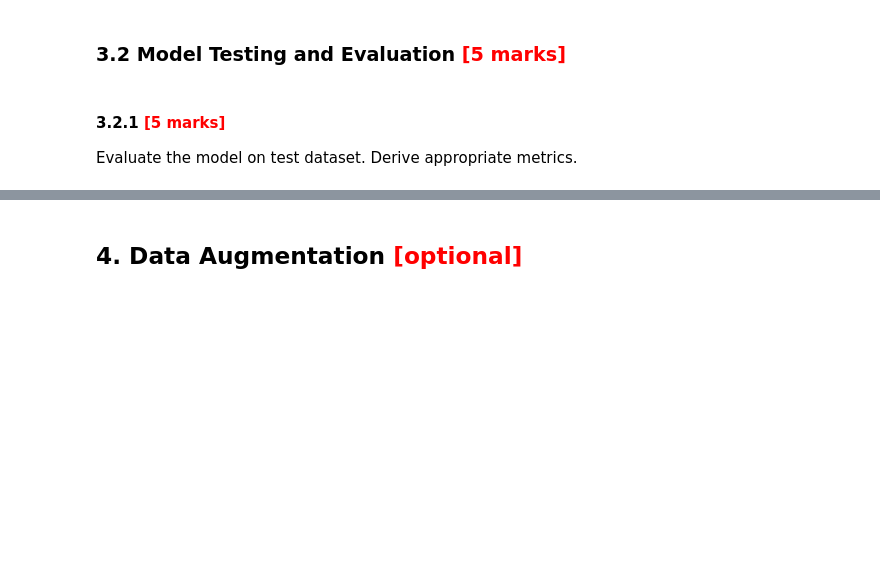
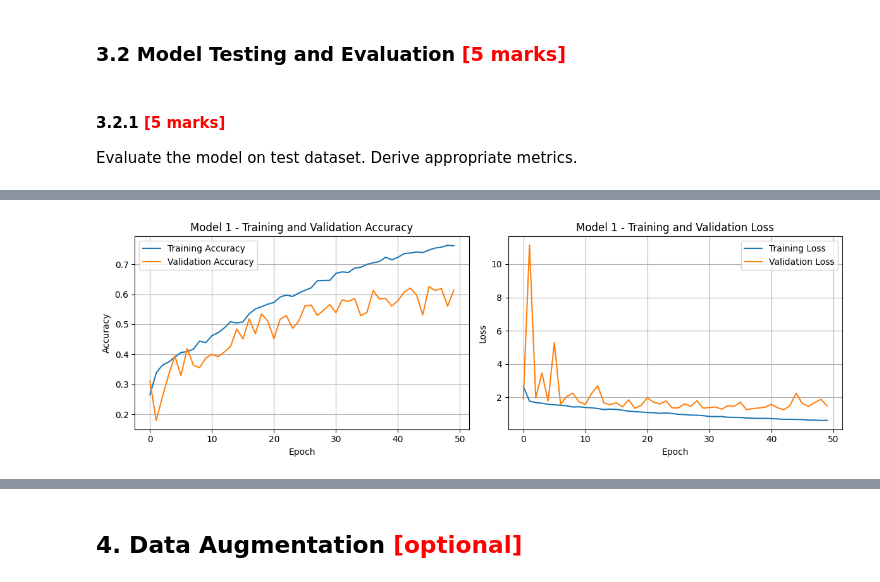
Before and after one commit to avanindra3/cnn_waste_segregation, a Jupyter notebook: CNN_Waste_Segregation_Avanindra-Singh.ipynb, the cells around one changed output, grey strips where cells are left out. Cells and saved outputs as stored; diff of their text form; code cells hidden in the pictures; blank space fills up the shorter version.

Commit message:
Adding model

```diff
--- a/CNN_Waste_Segregation_Avanindra-Singh.ipynb
+++ b/CNN_Waste_Segregation_Avanindra-Singh.ipynb
@@ -220,7 +223,7 @@ Smallest dimensions: 256x256
 Largest dimensions: 256x256
 # %%
 # Resize the image dimensions
-target_size = (224, 224) # Common size for CNN models
+target_size = (128, 128)
 
 resized_images = []
 for image_path in image_paths:
@@ -392,0 +503,9 @@ Epoch 17/50
+# %%
+history_2 = model_2.fit(
+    X_train,
+    y_train,
+    epochs=50,
+    batch_size=32,
+    validation_data=(X_val, y_val),
+    callbacks=[early_stopping, reduce_lr]
+)
@@ -392,0 +532,8 @@ Epoch 17/50
+# %%
+history_3 = model_3.fit(
+    X_train,
+    y_train,
+    epochs=50,
+    batch_size=32,
+    validation_data=(X_val, y_val)
+)
@@ -399,0 +594,66 @@ Evaluate the model on test dataset. Derive appropriate metrics.
+# %%
+# Visualize training history for each model
+def plot_training_history(history, title):
+    plt.figure(figsize=(12, 4))
+
+    # Plot training and validation accuracy
+    plt.subplot(1, 2, 1)
+    plt.plot(history.history['accuracy'], label='Training Accuracy')
+    plt.plot(history.history['val_accuracy'], label='Validation Accuracy')
+    plt.title(f'{title} - Training and Validation Accuracy')
+    plt.xlabel('Epoch')
+    plt.ylabel('Accuracy')
+    plt.legend()
+    plt.grid(True)
+
+    # Plot training and validation loss
+    plt.subplot(1, 2, 2)
+    plt.plot(history.history['loss'], label='Training Loss')
+    plt.plot(history.history['val_loss'], label='Validation Loss')
+    plt.title(f'{title} - Training and Validation Loss')
+    plt.xlabel('Epoch')
+    plt.ylabel('Loss')
+    plt.legend()
+    plt.grid(True)
+
+    plt.tight_layout()
+    plt.show()
+
+plot_training_history(history_1, "Model 1")
+plot_training_history(history_2, "Model 2")
+plot_training_history(history_3, "Model 3")
+
+
+# Generate and display confusion matrix
+from sklearn.metrics import confusion_matrix
+import seaborn as sns
+
+def plot_confusion_matrix(model, X, y_true, title, labels):
+    y_pred = model.predict(X)
+    y_pred_classes = np.argmax(y_pred, axis=1)
+    y_true_classes = np.argmax(y_true, axis=1)
+    cm = confusion_matrix(y_true_classes, y_pred_classes)
+
+    plt.figure(figsize=(8, 6))
+    sns.heatmap(cm, annot=True, fmt='d', cmap='Blues', xticklabels=labels, yticklabels=labels)
+    plt.title(f'Confusion Matrix - {title}')
+    plt.xlabel('Predicted Label')
+    plt.ylabel('True Label')
+    plt.show()
+
+# Get the class labels
+class_labels = sorted(list(set(labels)))
+
+# Plot confusion matrix for Model 1
+plot_confusion_matrix(model_1, X_train, y_train, "Model 1 (Training Data)", class_labels)
+plot_confusion_matrix(model_1, X_val, y_val, "Model 1 (Validation Data)", class_labels)
+
+# Plot confusion matrix for Model 2
+plot_confusion_matrix(model_2, X_train, y_train, "Model 2 (Training Data)", class_labels)
+plot_confusion_matrix(model_2, X_val, y_val, "Model 2 (Validation Data)", class_labels)
+
+# Plot confusion matrix for Model 3
+plot_confusion_matrix(model_3, X_train, y_train, "Model 3 (Training Data)", class_labels)
+plot_confusion_matrix(model_3, X_val, y_val, "Model 3 (Validation Data)", class_labels)
+# %% [output]
+[figure, added]
```
Also changed, not shown: parts of 24 cells of this notebook, 1 other file.
